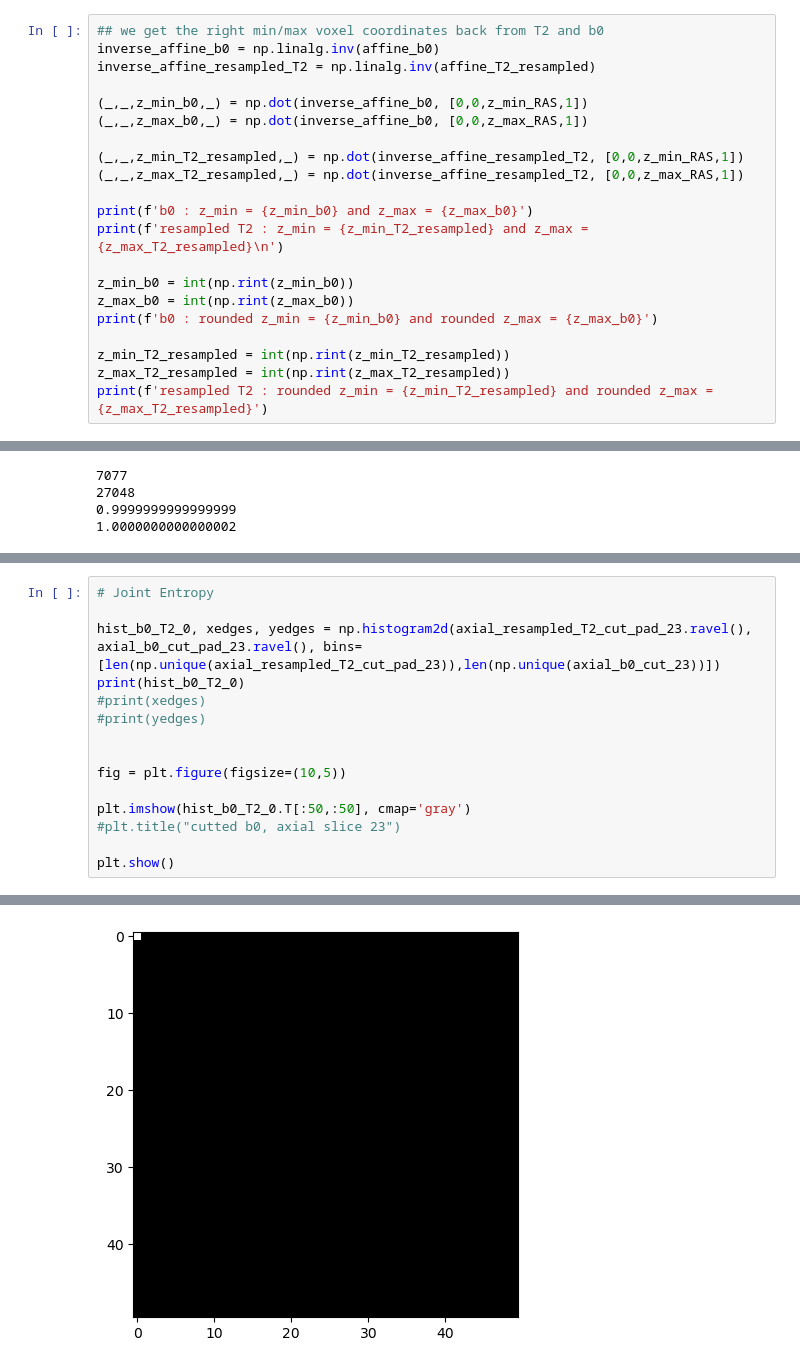
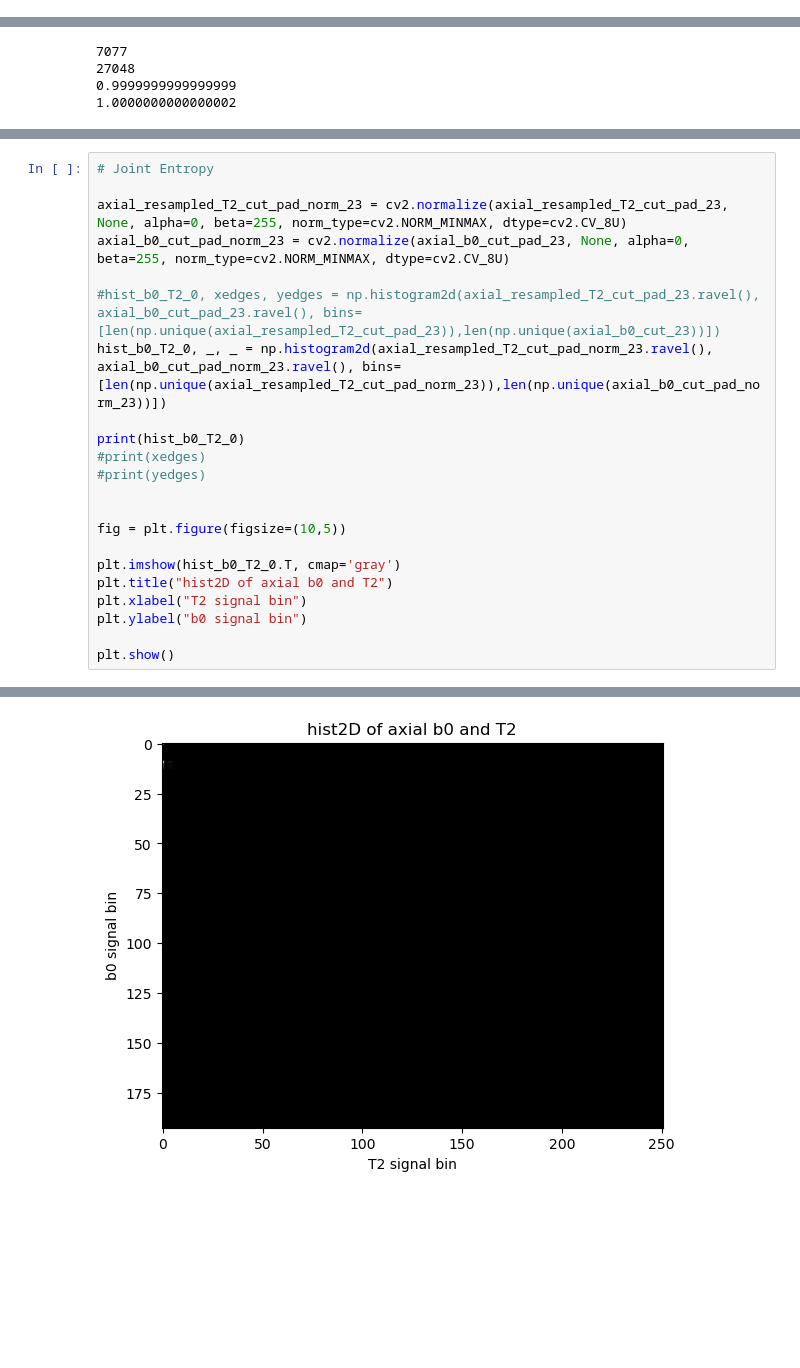
Before and after one commit to CharlineCuraut/Registration_IRM_T2_DWI_b0, a Jupyter notebook: registration_IRM_T2_DWI_b0.ipynb, the cells around one changed output, grey strips where cells are left out. Cells and saved outputs as stored; diff of their text form; blank space fills up the shorter version.

```diff
--- a/registration_IRM_T2_DWI_b0.ipynb
+++ b/registration_IRM_T2_DWI_b0.ipynb
@@ -429,21 +402,0 @@ else :
-# %%
-## we get the right min/max voxel coordinates back from T2 and b0
-inverse_affine_b0 = np.linalg.inv(affine_b0)
-inverse_affine_resampled_T2 = np.linalg.inv(affine_T2_resampled)
-
-(_,_,z_min_b0,_) = np.dot(inverse_affine_b0, [0,0,z_min_RAS,1])
-(_,_,z_max_b0,_) = np.dot(inverse_affine_b0, [0,0,z_max_RAS,1])
-
-(_,_,z_min_T2_resampled,_) = np.dot(inverse_affine_resampled_T2, [0,0,z_min_RAS,1])
-(_,_,z_max_T2_resampled,_) = np.dot(inverse_affine_resampled_T2, [0,0,z_max_RAS,1])
-
-print(f'b0 : z_min = {z_min_b0} and z_max = {z_max_b0}')
-print(f'resampled T2 : z_min = {z_min_T2_resampled} and z_max = {z_max_T2_resampled}\n')
-
-z_min_b0 = int(np.rint(z_min_b0))
-z_max_b0 = int(np.rint(z_max_b0))
-print(f'b0 : rounded z_min = {z_min_b0} and rounded z_max = {z_max_b0}')
-
-z_min_T2_resampled = int(np.rint(z_min_T2_resampled))
-z_max_T2_resampled = int(np.rint(z_max_T2_resampled))
-print(f'resampled T2 : rounded z_min = {z_min_T2_resampled} and rounded z_max = {z_max_T2_resampled}')
@@ -662,24 +677,31 @@ P_T2 = image_distribution(axial_resampled_T2_cut_pad_23, verbose=1)
 # %%
 # Joint Entropy
 
-hist_b0_T2_0, xedges, yedges = np.histogram2d(axial_resampled_T2_cut_pad_23.ravel(), axial_b0_cut_pad_23.ravel(), bins=[len(np.unique(axial_resampled_T2_cut_pad_23)),len(np.unique(axial_b0_cut_23))])
+axial_resampled_T2_cut_pad_norm_23 = cv2.normalize(axial_resampled_T2_cut_pad_23, None, alpha=0, beta=255, norm_type=cv2.NORM_MINMAX, dtype=cv2.CV_8U)
+axial_b0_cut_pad_norm_23 = cv2.normalize(axial_b0_cut_pad_23, None, alpha=0, beta=255, norm_type=cv2.NORM_MINMAX, dtype=cv2.CV_8U)
+
+#hist_b0_T2_0, xedges, yedges = np.histogram2d(axial_resampled_T2_cut_pad_23.ravel(), axial_b0_cut_pad_23.ravel(), bins=[len(np.unique(axial_resampled_T2_cut_pad_23)),len(np.unique(axial_b0_cut_23))])
+hist_b0_T2_0, _, _ = np.histogram2d(axial_resampled_T2_cut_pad_norm_23.ravel(), axial_b0_cut_pad_norm_23.ravel(), bins=[len(np.unique(axial_resampled_T2_cut_pad_norm_23)),len(np.unique(axial_b0_cut_pad_norm_23))])
+
 print(hist_b0_T2_0)
 #print(xedges)
 #print(yedges)
 
 
 fig = plt.figure(figsize=(10,5))
 
-plt.imshow(hist_b0_T2_0.T[:50,:50], cmap='gray')
-#plt.title("cutted b0, axial slice 23")
+plt.imshow(hist_b0_T2_0.T, cmap='gray')
+plt.title("hist2D of axial b0 and T2")
+plt.xlabel("T2 signal bin")
+plt.ylabel("b0 signal bin")
 
 plt.show()
 # %% [output]
 [[6656.    0.    0. ...    0.    0.    0.]
  [   0.    0.    0. ...    0.    0.    0.]
  [   0.    0.    0. ...    0.    0.    0.]
  ...
  [   0.    0.    0. ...    0.    0.    0.]
  [   0.    0.    0. ...    0.    0.    0.]
  [   0.    0.    0. ...    0.    0.    0.]]
-[figure, old version]
+[figure, new version]
```
Also changed, not shown: parts of 49 cells of this notebook.
